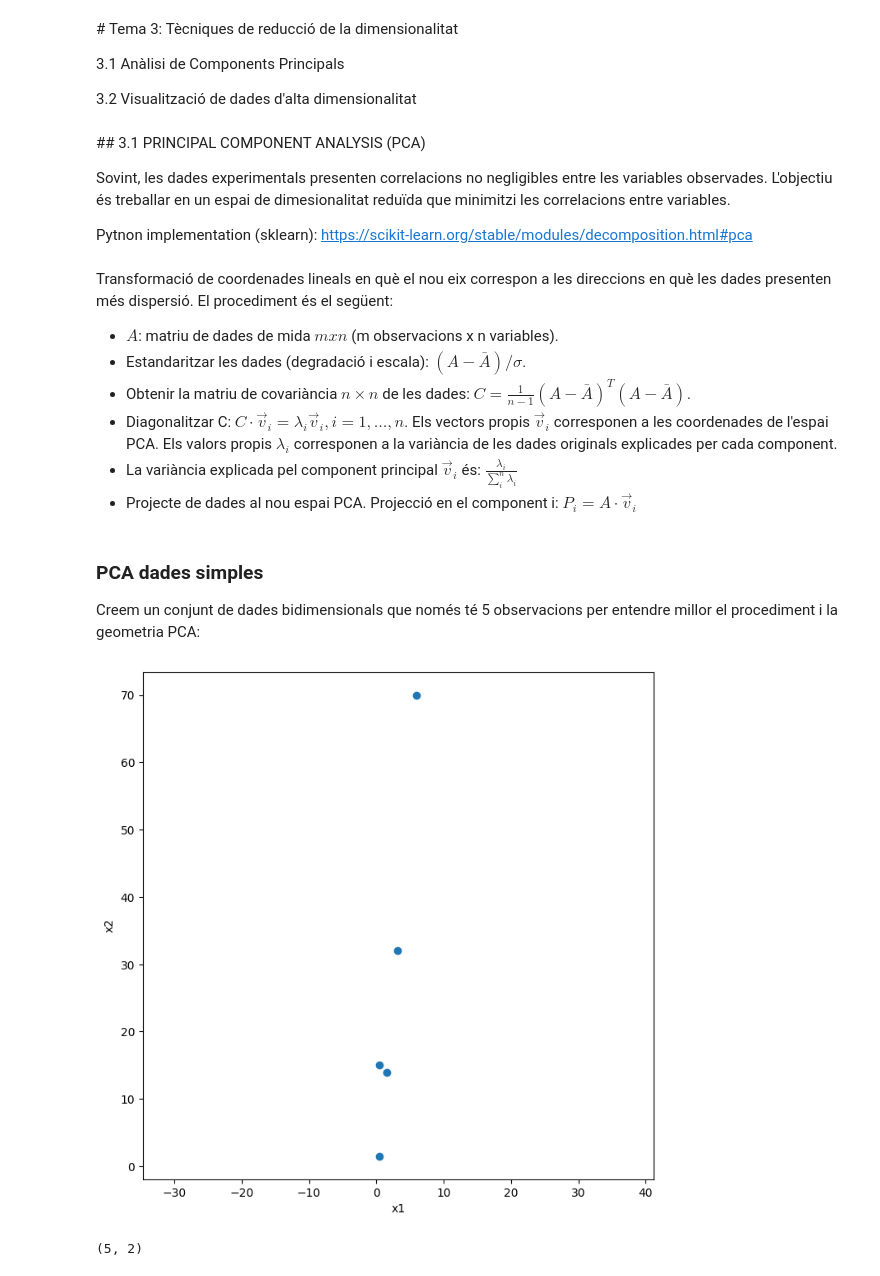
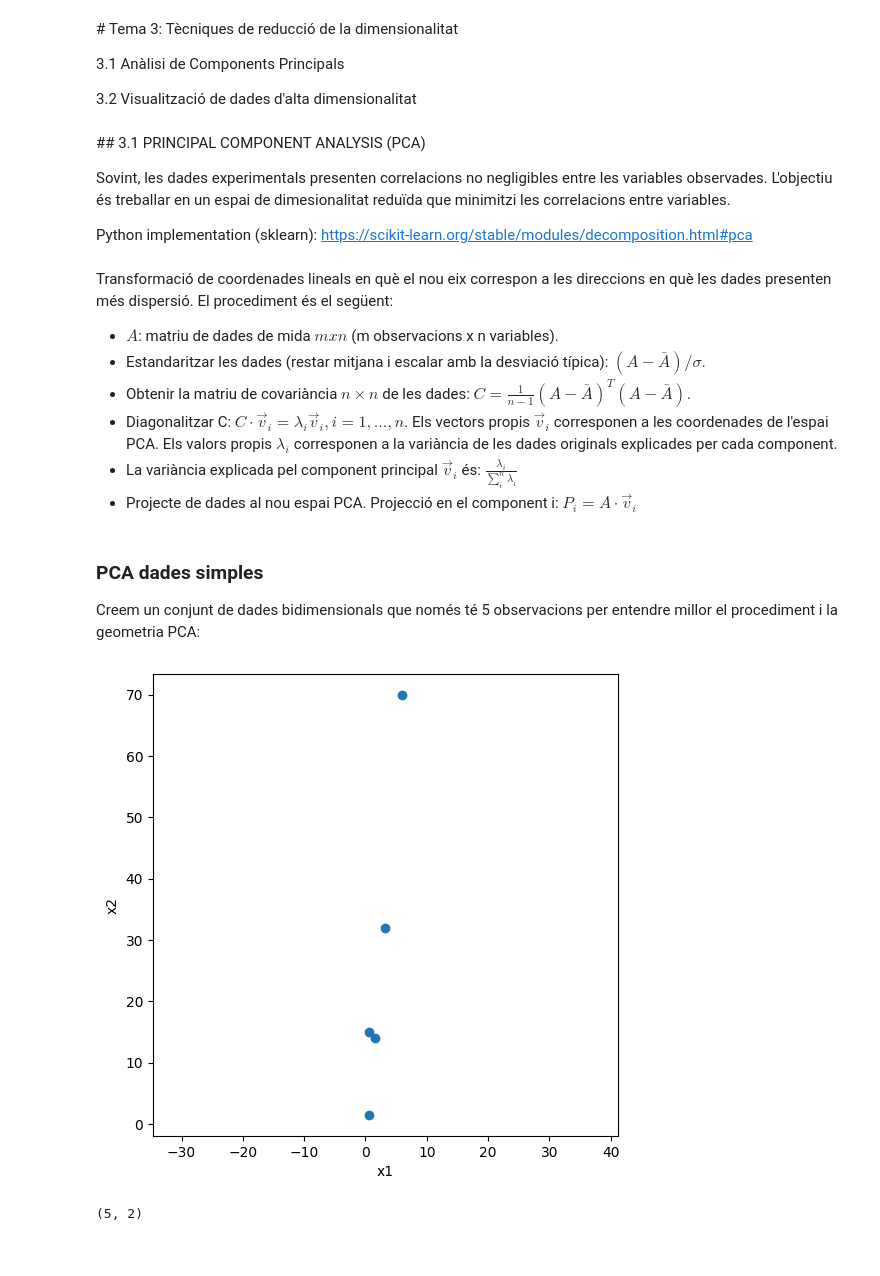
Before and after one commit to raulbenitez/introAI_ICE, a Jupyter notebook: Tema3_Reducció_de_dimensionalitat.ipynb, the cells around one changed output. Saved outputs shown, nothing was run; the diff lists cells and outputs as text; code cells hidden in the pictures.

```diff
--- a/Tema3_Reducció_de_dimensionalitat.ipynb
+++ b/Tema3_Reducció_de_dimensionalitat.ipynb
@@ -11,14 +11,14 @@
 
 Sovint, les dades experimentals presenten correlacions no negligibles entre les variables observades. L'objectiu és treballar en un espai de dimesionalitat reduïda que minimitzi les correlacions entre variables.
 
-Pytnon implementation (sklearn):
+Python implementation (sklearn):
 https://scikit-learn.org/stable/modules/decomposition.html#pca
 # %% [markdown]
 
 Transformació de coordenades lineals en què el nou eix correspon a les direccions en què les dades presenten més dispersió. El procediment és el següent:
 
 - $A$: matriu de dades de mida $mxn$ (m observacions x n variables).
-- Estandaritzar les dades (degradació i escala): $(A-\bar{A})/\sigma$.
+- Estandaritzar les dades (restar mitjana i escalar amb la desviació típica): $(A-\bar{A})/\sigma$.
 - Obtenir la matriu de covariància $n \times n$ de les dades: $C = \frac{1}{n-1}(A-\bar{A})^T(A-\bar{A})$.
 - Diagonalitzar C: $C \cdot \vec{v}_i = \lambda_i \vec{v}_i, i = 1,\dots,n$. Els vectors propis $\vec{v}_i$ corresponen a les coordenades de l'espai PCA. Els valors propis $\lambda_i$ corresponen a la variància de les dades originals explicades per cada component.
 - La variància explicada pel component principal $\vec{v}_i$ és: $\frac{\lambda_i}{\sum_i^n\lambda_i}$
@@ -30,17 +30,17 @@ Creem un conjunt de dades bidimensionals que només té 5 observacions per enten
 # %%
 import numpy as np
 import matplotlib.pylab as plt
 D = np.array([[1.6,14],[3.2,32],[6,70],[0.5,1.5],[0.5,15]])
 
-fig = plt.figure(figsize=(8,8))
+fig = plt.figure(figsize=(6,6))
 plt.scatter(D[:,0],D[:,1])
 plt.axis('equal')
 plt.xlabel('x1')
 plt.ylabel('x2')
 plt.axis('equal')
 plt.show()
 # %% [output]
-[figure, old version]
+[figure, new version]
 # %%
 D.shape
 # %% [output]
```
Also changed, not shown: parts of 16 cells of this notebook.
